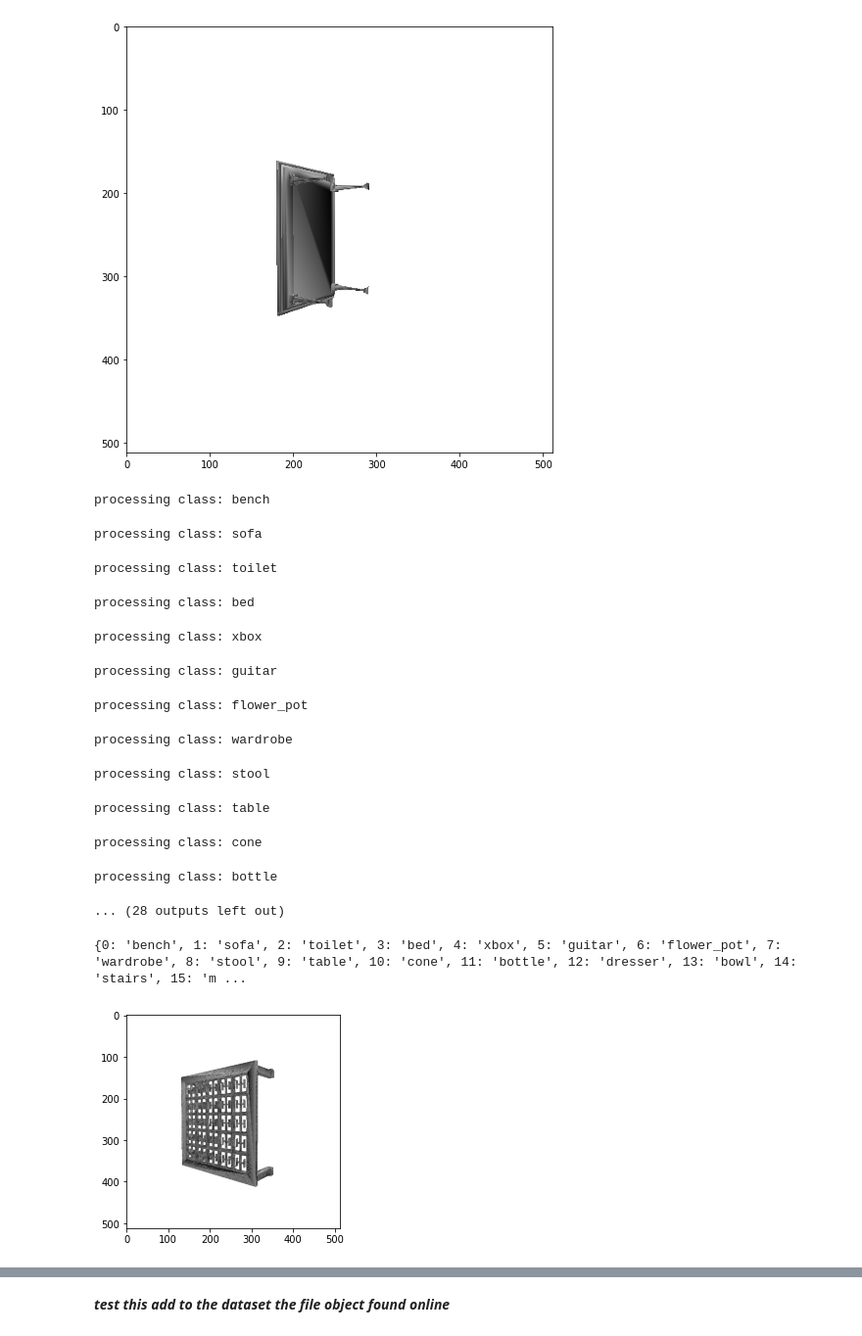
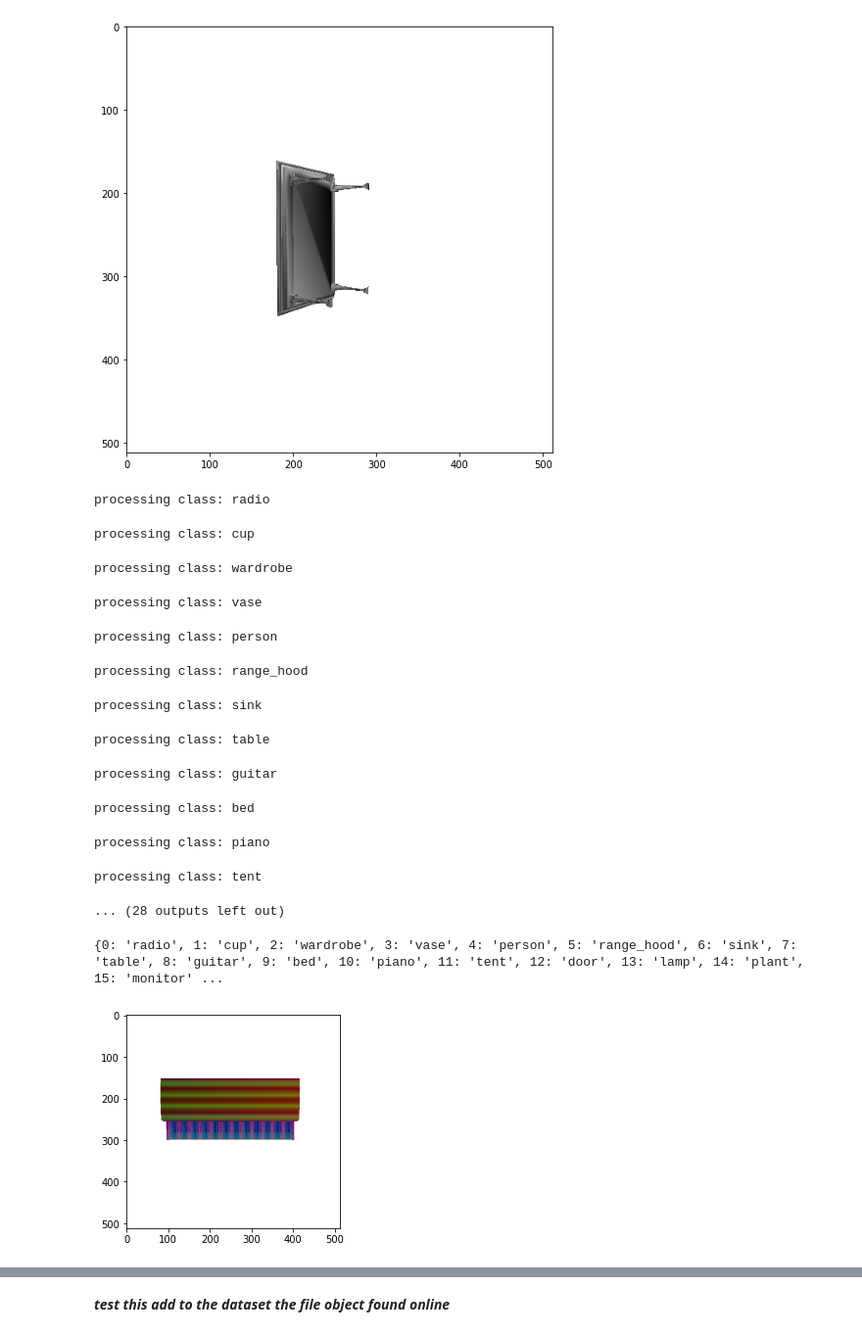
Before and after one commit to r1cc4r2o/point-e, a Jupyter notebook: pointrender.ipynb, the cells around one changed output, grey strips where cells are left out. Shown at 98% size. Drawn from its saved outputs; the diff is of its cells as text; code cells hidden in the pictures.

```diff
--- a/pointrender.ipynb
+++ b/pointrender.ipynb
@@ -397,7 +394,7 @@ def get_mesh_renderer(image_size=512, lights=None, device=None):
 device=torch.device("cuda:0")
 mesh = IO().load_mesh(os.path.join(DATA_DIR, 'table/train/table_0028.off'), device=device)
 # %%
-num_img=10
+num_img=4
 
 # make the scene centered in offset
 verts = mesh.verts_packed()
@@ -408,7 +405,13 @@ mesh.offset_verts_(-center)
 mesh.scale_verts_((1.0 / float(scale)));
 
 # add texture rgb to the object
-c = torch.abs(torch.sin(torch.stack([torch.arange(0,mesh.verts_list()[0].shape[0]),torch.arange(0,mesh.verts_list()[0].shape[0]),torch.arange(0,mesh.verts_list()[0].shape[0])],dim=1))).to(device)
+#c = torch.abs(torch.sin(torch.stack([torch.arange(0,mesh.verts_list()[0].shape[0]),torch.arange(0,mesh.verts_list()[0].shape[0]),torch.arange(0,mesh.verts_list()[0].shape[0])],dim=1))).to(device)
+
+t=verts
+t=torch.abs(t.min())+t
+#a = torch.sin(torch.randn((t.shape)))
+a = torch.sin(t)
+c = ((a/(torch.zeros((t.shape)).to(device)+2))+0.5).to(device)
 c=c[None,:]
 verts_rgb = c
 # try to add colors but does not works
@@ -466,18 +469,24 @@ def render_gen(currentfolder,device=device):
   device=torch.device("cuda:0")
   mesh = IO().load_mesh(currentfolder, device=device)
   # number of views
-  num_img=10
+  num_img=4
 
   # make the scene centered in offset
   verts = mesh.verts_packed()
   N = verts.shape[0]
   center = verts.mean(0)
   scale = max((verts - center).abs().max(0)[0])
-  mesh.offset_verts_(center)
+  mesh.offset_verts_(-center)
   mesh.scale_verts_((1.0 / float(scale)));
 
   # add texture rgb to the object
-  c=torch.abs(torch.sin(torch.stack([torch.arange(0,mesh.verts_list()[0].shape[0]),torch.arange(0,mesh.verts_list()[0].shape[0]),torch.arange(0,mesh.verts_list()[0].shape[0])],dim=1))).to(device)
+  #c=torch.abs(torch.sin(torch.stack([torch.arange(0,mesh.verts_list()[0].shape[0]),torch.arange(0,mesh.verts_list()[0].shape[0]),torch.arange(0,mesh.verts_list()[0].shape[0])],dim=1))).to(device)
+  t=verts
+  t=torch.abs(t.min())+t
+  a = torch.sin(torch.randn((t.shape)))
+  c = ((a/(torch.zeros((t.shape))+2))+0.5).to(device)
+  #a = torch.sin(t)
+  #c = ((a/(torch.zeros((t.shape)).to(device)+2))+0.5).to(device)
   c=c[None,:] # with this trick we add a texture to the mesh even if there is no texture
   verts_rgb = torch.zeros([1, mesh.verts_list()[0].shape[0], 3], device=device)+c
   mesh.textures = TexturesVertex(verts_features=verts_rgb)
@@ -485,7 +494,7 @@ def render_gen(currentfolder,device=device):
   renders = []
   angles = np.linspace(0,360,num_img)
   for i, angle in enumerate(tqdm(angles)):
-      R, T = pytorch3d.renderer.look_at_view_transform(dist=4.0, elev=2, azim=angle)
+      R, T = pytorch3d.renderer.look_at_view_transform(dist=2.8, elev=2, azim=angle)
       cameras = pytorch3d.renderer.FoVPerspectiveCameras(R=R, T=T, device=device)
       renderer=get_mesh_renderer(device=device)
       rend = renderer(mesh, cameras=cameras)
@@ -531,24 +540,24 @@ points, labels, images_obj, CLASS_MAP = parse_dataset(
     NUM_POINTS
 )
 # %% [output]
-processing class: bench
+processing class: radio
-processing class: sofa
+processing class: cup
-processing class: toilet
+processing class: wardrobe
-processing class: bed
+processing class: vase
-processing class: xbox
+processing class: person
-processing class: guitar
+processing class: range_hood
-processing class: flower_pot
+processing class: sink
-processing class: wardrobe
+processing class: table
-processing class: stool
+processing class: guitar
-processing class: table
+processing class: bed
-processing class: cone
+processing class: piano
-processing class: bottle
+processing class: tent
 ... (28 outputs left out)
 # %%
-plt.imshow(images_obj[9][1])
+plt.imshow(images_obj[10][0])
 print(CLASS_MAP)
 # %% [output]
-{0: 'bench', 1: 'sofa', 2: 'toilet', 3: 'bed', 4: 'xbox', 5: 'guitar', 6: 'flower_pot', 7: 'wardrobe', 8: 'stool', 9: 'table', 10: 'cone', 11: 'bottle', 12: 'dresser', 13: 'bowl', 14: 'stairs', 15: 'm ...
+{0: 'radio', 1: 'cup', 2: 'wardrobe', 3: 'vase', 4: 'person', 5: 'range_hood', 6: 'sink', 7: 'table', 8: 'guitar', 9: 'bed', 10: 'piano', 11: 'tent', 12: 'door', 13: 'lamp', 14: 'plant', 15: 'monitor' ...
-[figure, old version]
+[figure, new version]
 # %%
 # save the files
```
Also changed, not shown: parts of 37 cells of this notebook, 1 other file.
